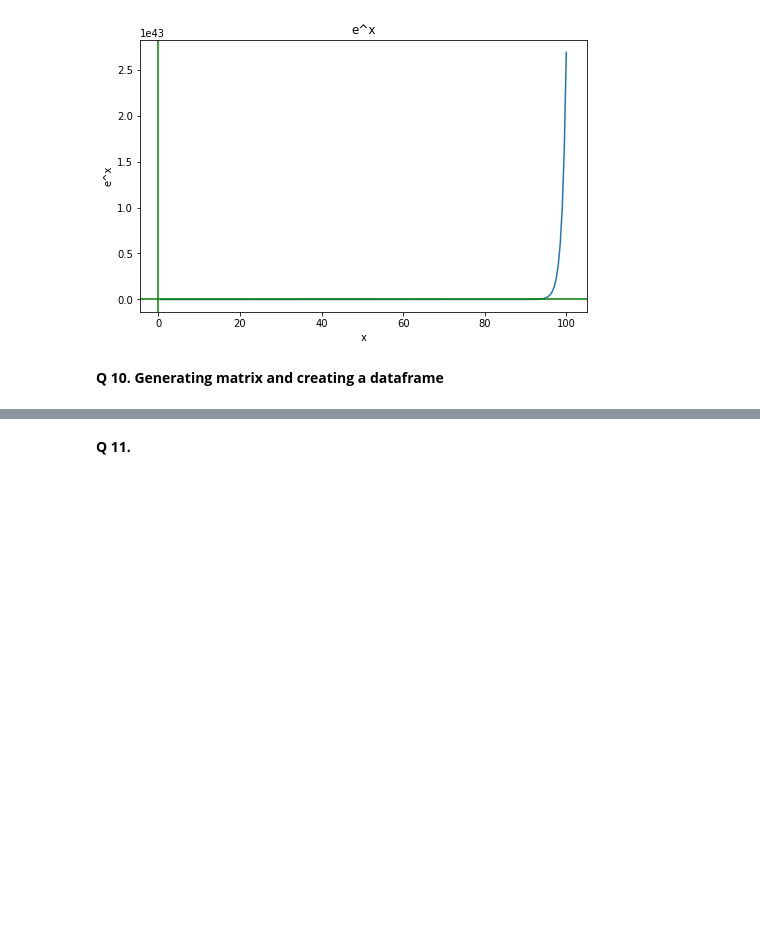
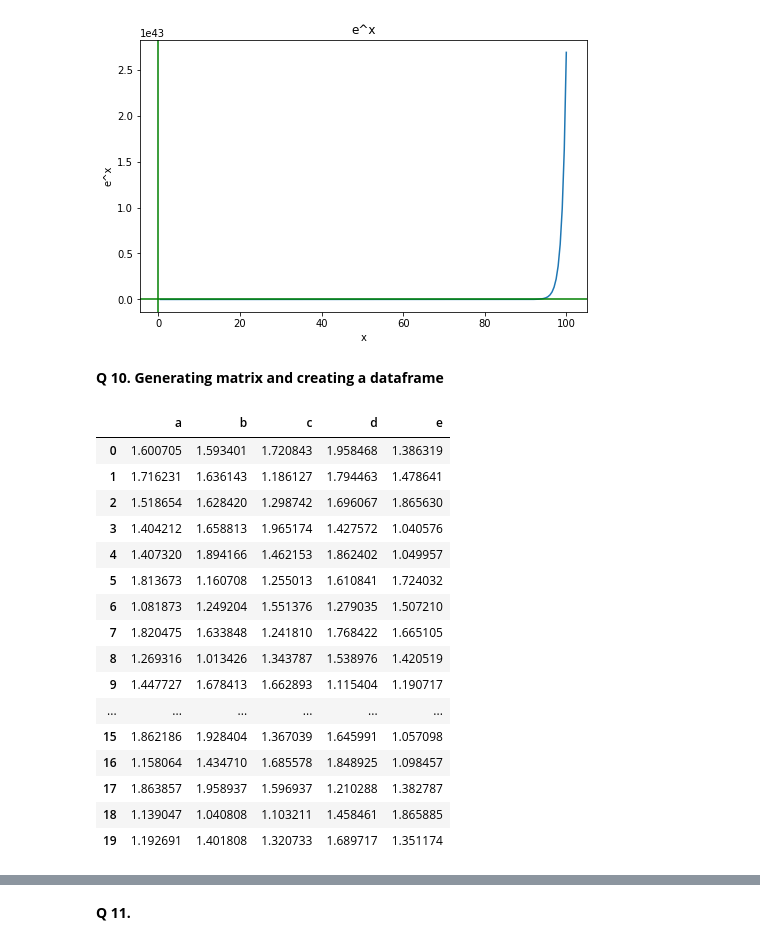
Before and after one commit to aditiagarwal-02/ES654-pre_requisite_exam, a Jupyter notebook: Prerequisite_exam.ipynb, the cells around one changed output, grey strips where cells are left out. Cells and saved outputs as stored; diff of their text form; code cells hidden in the pictures; blank space fills up the shorter version.

```diff
--- a/Prerequisite_exam.ipynb
+++ b/Prerequisite_exam.ipynb
@@ -476,6 +476,26 @@ plt.show()
 [figure]
 # %% [markdown]
 **Q 10. Generating matrix and creating a dataframe**
+# %%
+df
+# %% [output]
+|  | a | b | c | d | e |
+| 0 | 1.600705 | 1.593401 | 1.720843 | 1.958468 | 1.386319 |
+| 1 | 1.716231 | 1.636143 | 1.186127 | 1.794463 | 1.478641 |
+| 2 | 1.518654 | 1.628420 | 1.298742 | 1.696067 | 1.865630 |
+| 3 | 1.404212 | 1.658813 | 1.965174 | 1.427572 | 1.040576 |
+| 4 | 1.407320 | 1.894166 | 1.462153 | 1.862402 | 1.049957 |
+| 5 | 1.813673 | 1.160708 | 1.255013 | 1.610841 | 1.724032 |
+| 6 | 1.081873 | 1.249204 | 1.551376 | 1.279035 | 1.507210 |
+| 7 | 1.820475 | 1.633848 | 1.241810 | 1.768422 | 1.665105 |
+| 8 | 1.269316 | 1.013426 | 1.343787 | 1.538976 | 1.420519 |
+| 9 | 1.447727 | 1.678413 | 1.662893 | 1.115404 | 1.190717 |
+| ... | ... | ... | ... | ... | ... |
+| 15 | 1.862186 | 1.928404 | 1.367039 | 1.645991 | 1.057098 |
+| 16 | 1.158064 | 1.434710 | 1.685578 | 1.848925 | 1.098457 |
+| 17 | 1.863857 | 1.958937 | 1.596937 | 1.210288 | 1.382787 |
+| 18 | 1.139047 | 1.040808 | 1.103211 | 1.458461 | 1.865885 |
+| 19 | 1.192691 | 1.401808 | 1.320733 | 1.689717 | 1.351174 |
 # %%
 import pandas as pd
 array = np.random.uniform(low = 1, high=2, size = (20,5))
```
Also changed, not shown: parts of 1 cell of this notebook.
